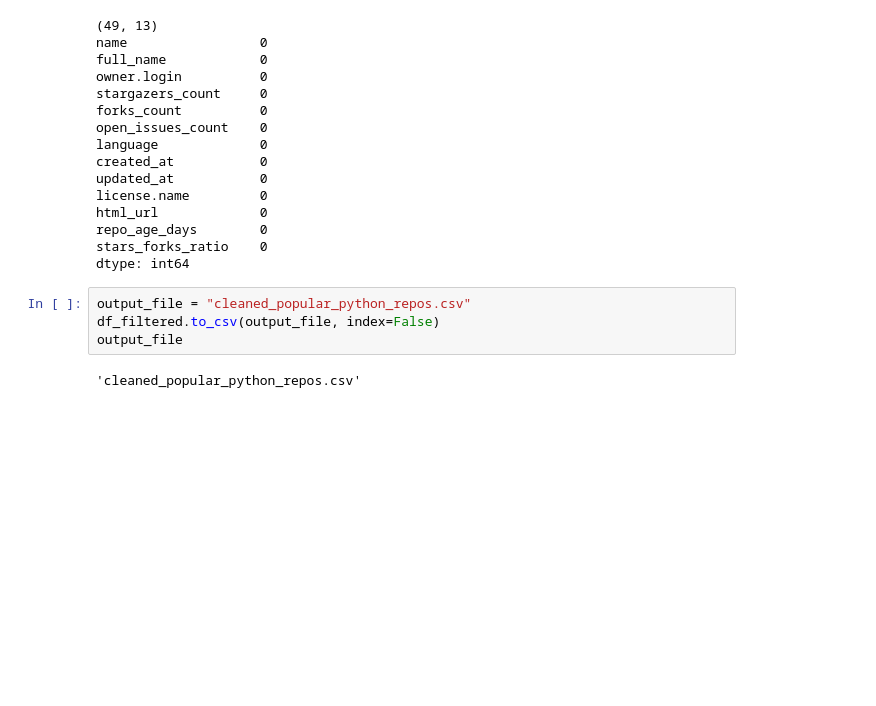
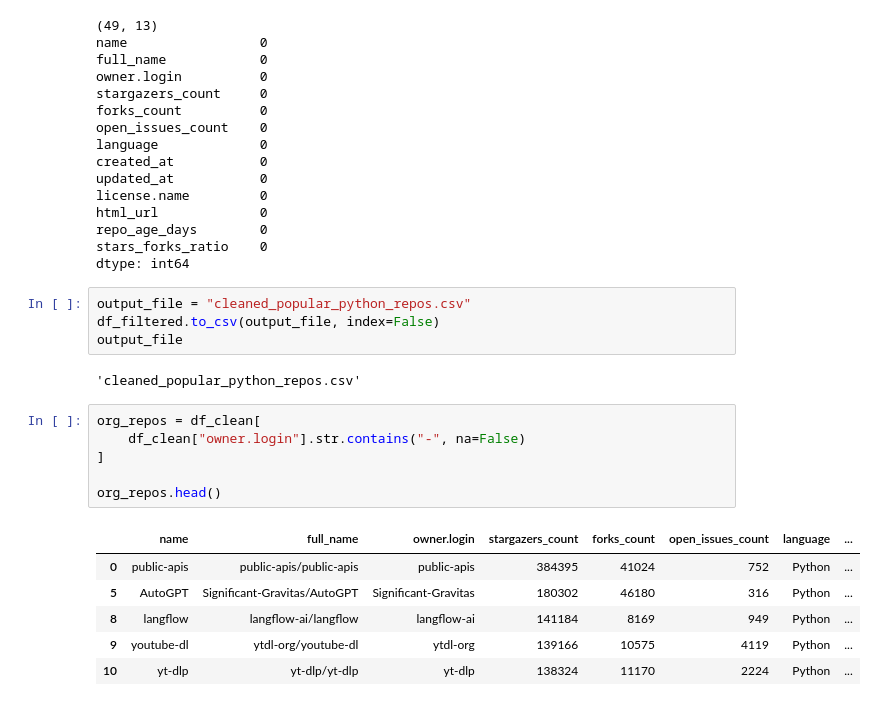
Before and after one commit to akberanwer1234/programming_and_analysis_ca2, a Jupyter notebook: experiments.ipynb, the cells around one changed output. Saved outputs shown, nothing was run; the diff lists cells and outputs as text; blank space fills up the shorter version.

```diff
--- a/experiments.ipynb
+++ b/experiments.ipynb
@@ -190,3 +190,16 @@ df_filtered.to_csv(output_file, index=False)
 output_file
 # %% [output]
 'cleaned_popular_python_repos.csv'
+# %%
+org_repos = df_clean[
+    df_clean["owner.login"].str.contains("-", na=False)
+]
+
+org_repos.head()
+# %% [output]
+|  | name | full_name | owner.login | stargazers_count | forks_count | open_issues_count | language | ... |
+| 0 | public-apis | public-apis/public-apis | public-apis | 384395 | 41024 | 752 | Python | ... |
+| 5 | AutoGPT | Significant-Gravitas/AutoGPT | Significant-Gravitas | 180302 | 46180 | 316 | Python | ... |
+| 8 | langflow | langflow-ai/langflow | langflow-ai | 141184 | 8169 | 949 | Python | ... |
+| 9 | youtube-dl | ytdl-org/youtube-dl | ytdl-org | 139166 | 10575 | 4119 | Python | ... |
+| 10 | yt-dlp | yt-dlp/yt-dlp | yt-dlp | 138324 | 11170 | 2224 | Python | ... |
```
Also changed, not shown: parts of 9 cells of this notebook, 1 other file.
